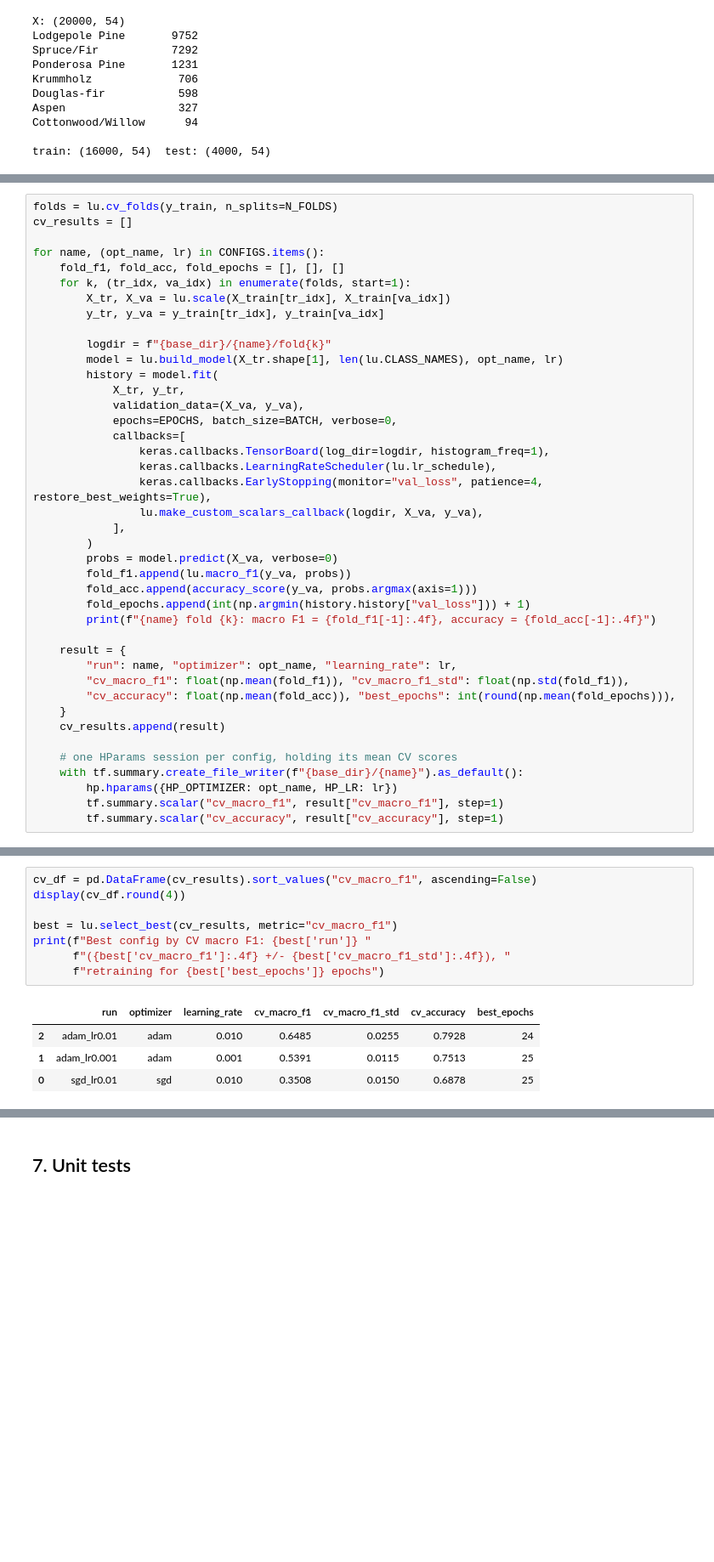
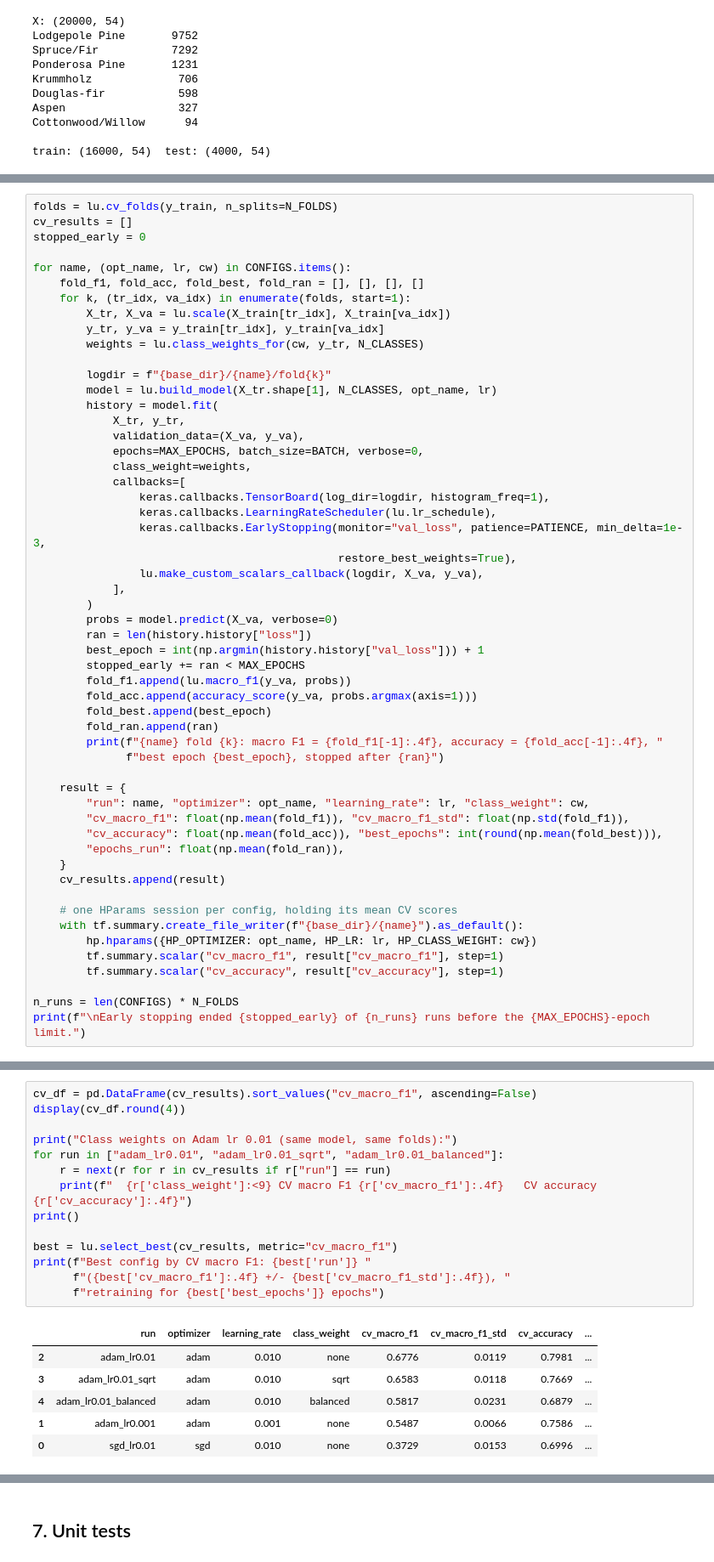
Before and after one commit to karunprem45/ml_tensorflow_lab4, a Jupyter notebook: Lab4_TensorBoard.ipynb, the cells around one changed output, grey strips where cells are left out. Shown at 85% size. Cells and saved outputs as stored; diff of their text form; blank space fills up the shorter version.

Commit message:
Use early stopping instead of a fixed epoch count, compare class weights, add a real Custom Scalars layout

```diff
--- a/Lab4_TensorBoard.ipynb
+++ b/Lab4_TensorBoard.ipynb
@@ -118,42 +154,55 @@ Each config's mean CV score is written to the HParams dashboard.
 # %%
 folds = lu.cv_folds(y_train, n_splits=N_FOLDS)
 cv_results = []
+stopped_early = 0
 
-for name, (opt_name, lr) in CONFIGS.items():
-    fold_f1, fold_acc, fold_epochs = [], [], []
+for name, (opt_name, lr, cw) in CONFIGS.items():
+    fold_f1, fold_acc, fold_best, fold_ran = [], [], [], []
     for k, (tr_idx, va_idx) in enumerate(folds, start=1):
         X_tr, X_va = lu.scale(X_train[tr_idx], X_train[va_idx])
         y_tr, y_va = y_train[tr_idx], y_train[va_idx]
+        weights = lu.class_weights_for(cw, y_tr, N_CLASSES)
 
         logdir = f"{base_dir}/{name}/fold{k}"
-        model = lu.build_model(X_tr.shape[1], len(lu.CLASS_NAMES), opt_name, lr)
+        model = lu.build_model(X_tr.shape[1], N_CLASSES, opt_name, lr)
         history = model.fit(
             X_tr, y_tr,
             validation_data=(X_va, y_va),
-            epochs=EPOCHS, batch_size=BATCH, verbose=0,
+            epochs=MAX_EPOCHS, batch_size=BATCH, verbose=0,
+            class_weight=weights,
             callbacks=[
                 keras.callbacks.TensorBoard(log_dir=logdir, histogram_freq=1),
                 keras.callbacks.LearningRateScheduler(lu.lr_schedule),
-                keras.callbacks.EarlyStopping(monitor="val_loss", patience=4, restore_best_weights=True),
+                keras.callbacks.EarlyStopping(monitor="val_loss", patience=PATIENCE, min_delta=1e-3,
+                                              restore_best_weights=True),
                 lu.make_custom_scalars_callback(logdir, X_va, y_va),
             ],
         )
         probs = model.predict(X_va, verbose=0)
+        ran = len(history.history["loss"])
+        best_epoch = int(np.argmin(history.history["val_loss"])) + 1
+        stopped_early += ran < MAX_EPOCHS
         fold_f1.append(lu.macro_f1(y_va, probs))
         fold_acc.append(accuracy_score(y_va, probs.argmax(axis=1)))
-        fold_epochs.append(int(np.argmin(history.history["val_loss"])) + 1)
-        print(f"{name} fold {k}: macro F1 = {fold_f1[-1]:.4f}, accuracy = {fold_acc[-1]:.4f}")
+        fold_best.append(best_epoch)
+        fold_ran.append(ran)
+        print(f"{name} fold {k}: macro F1 = {fold_f1[-1]:.4f}, accuracy = {fold_acc[-1]:.4f}, "
+              f"best epoch {best_epoch}, stopped after {ran}")
 
     result = {
-        "run": name, "optimizer": opt_name, "learning_rate": lr,
+        "run": name, "optimizer": opt_name, "learning_rate": lr, "class_weight": cw,
         "cv_macro_f1": float(np.mean(fold_f1)), "cv_macro_f1_std": float(np.std(fold_f1)),
-        "cv_accuracy": float(np.mean(fold_acc)), "best_epochs": int(round(np.mean(fold_epochs))),
+        "cv_accuracy": float(np.mean(fold_acc)), "best_epochs": int(round(np.mean(fold_best))),
+        "epochs_run": float(np.mean(fold_ran)),
     }
     cv_results.append(result)
 
     # one HParams session per config, holding its mean CV scores
     with tf.summary.create_file_writer(f"{base_dir}/{name}").as_default():
-        hp.hparams({HP_OPTIMIZER: opt_name, HP_LR: lr})
+        hp.hparams({HP_OPTIMIZER: opt_name, HP_LR: lr, HP_CLASS_WEIGHT: cw})
         tf.summary.scalar("cv_macro_f1", result["cv_macro_f1"], step=1)
         tf.summary.scalar("cv_accuracy", result["cv_accuracy"], step=1)
+
+n_runs = len(CONFIGS) * N_FOLDS
+print(f"\nEarly stopping ended {stopped_early} of {n_runs} runs before the {MAX_EPOCHS}-epoch limit.")
 # %% [output]
@@ -173,13 +232,21 @@ adam_lr0.01 fold 3: macro F1 = 0.6732, accuracy = 0.7980
 # %%
 cv_df = pd.DataFrame(cv_results).sort_values("cv_macro_f1", ascending=False)
 display(cv_df.round(4))
+
+print("Class weights on Adam lr 0.01 (same model, same folds):")
+for run in ["adam_lr0.01", "adam_lr0.01_sqrt", "adam_lr0.01_balanced"]:
+    r = next(r for r in cv_results if r["run"] == run)
+    print(f"  {r['class_weight']:<9} CV macro F1 {r['cv_macro_f1']:.4f}   CV accuracy {r['cv_accuracy']:.4f}")
+print()
 
 best = lu.select_best(cv_results, metric="cv_macro_f1")
 print(f"Best config by CV macro F1: {best['run']} "
       f"({best['cv_macro_f1']:.4f} +/- {best['cv_macro_f1_std']:.4f}), "
       f"retraining for {best['best_epochs']} epochs")
 # %% [output]
-|  | run | optimizer | learning_rate | cv_macro_f1 | cv_macro_f1_std | cv_accuracy | best_epochs |
-| 2 | adam_lr0.01 | adam | 0.010 | 0.6485 | 0.0255 | 0.7928 | 24 |
-| 1 | adam_lr0.001 | adam | 0.001 | 0.5391 | 0.0115 | 0.7513 | 25 |
-| 0 | sgd_lr0.01 | sgd | 0.010 | 0.3508 | 0.0150 | 0.6878 | 25 |
+|  | run | optimizer | learning_rate | class_weight | cv_macro_f1 | cv_macro_f1_std | cv_accuracy | ... |
+| 2 | adam_lr0.01 | adam | 0.010 | none | 0.6776 | 0.0119 | 0.7981 | ... |
+| 3 | adam_lr0.01_sqrt | adam | 0.010 | sqrt | 0.6583 | 0.0118 | 0.7669 | ... |
+| 4 | adam_lr0.01_balanced | adam | 0.010 | balanced | 0.5817 | 0.0231 | 0.6879 | ... |
+| 1 | adam_lr0.001 | adam | 0.001 | none | 0.5487 | 0.0066 | 0.7586 | ... |
+| 0 | sgd_lr0.01 | sgd | 0.010 | none | 0.3729 | 0.0153 | 0.6996 | ... |
```
Also changed, not shown: parts of 13 cells of this notebook, 10 other files.
